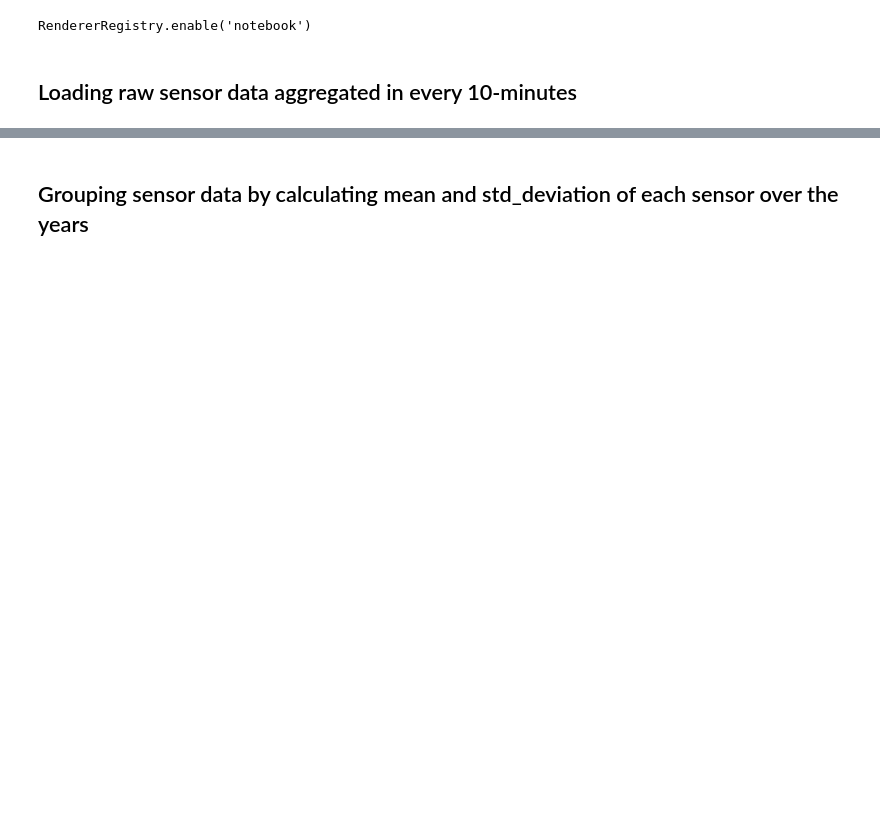
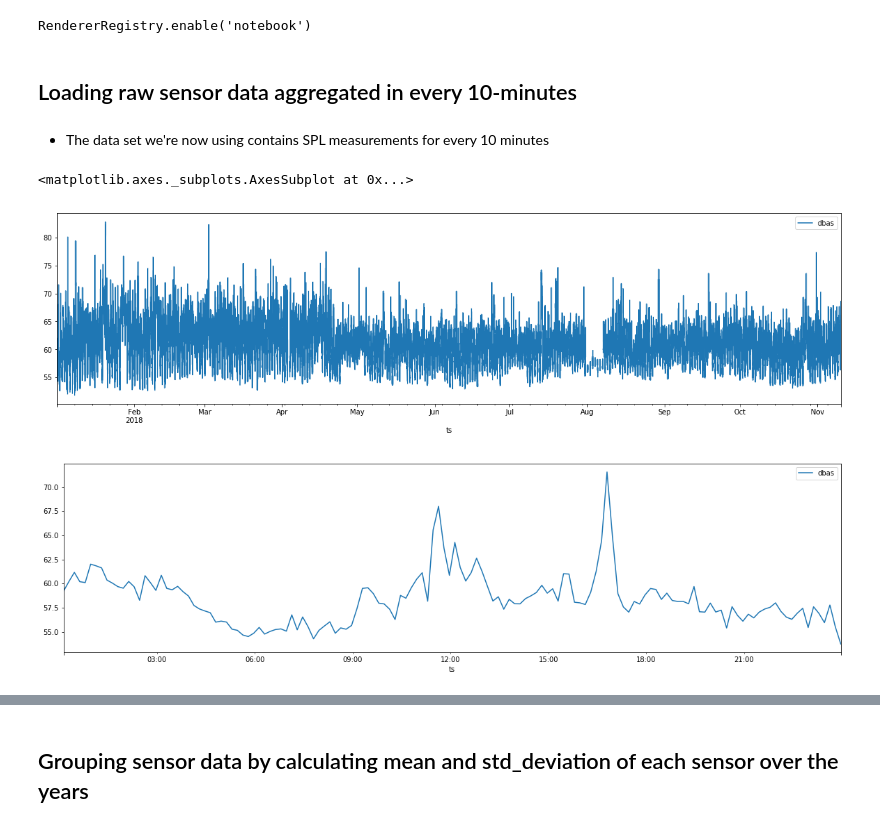
Before and after one commit to joaorulff/SONYC_Modeling, a Jupyter notebook: analysis/std_analysis.ipynb, the cells around one changed output, grey strips where cells are left out. Drawn from its saved outputs; the diff is of its cells as text; code cells hidden in the pictures; blank space fills up the shorter version.

```diff
--- a/analysis/std_analysis.ipynb
+++ b/analysis/std_analysis.ipynb
@@ -12,3 +12,38 @@ RendererRegistry.enable('notebook')
 # %%
 with open('../data/sensors/minute.json') as json_file:
     sensors = json.load(json_file)
+# %% [markdown]
+- The data set we're now using contains SPL measurements for every 10 minutes
+# %%
+selectedSensor = 'sonycnode-b827eb0fedda.sonyc'
+
+## Loading timeseries from JSON file
+timeseries = sensors[selectedSensor]['data']
+
+## Transforming the timeseries into a dataframe
+sensorDF = pd.DataFrame()
+sensorDF = sensorDF.append(timeseries)
+
+# Converting epoch to datetime
+sensorDF['ts'] = pd.to_datetime(sensorDF['ts'],unit='s')
+sensorDF['hour'] = sensorDF['ts'].dt.hour
+
+# Calculating dbas
+sensorDF['dbas'] = sensorDF['sum'] / sensorDF['count']
+
+## Setting timestamp index
+sensorDF.set_index('ts', inplace=True)
+
+## Removing unnecessary columns
+sensorDF = sensorDF[['dbas', 'hour']]
+
+## Filtering for only 2018
+sensorDF = sensorDF['2018-01-01':'2018-12-31']
+
+## Plotting timeseries
+sensorDF[['dbas']].plot(figsize=(20,5))
+sensorDF['2018-01-01':'2018-01-01'][['dbas']].plot(figsize=(20,5))
+# %% [output]
+<matplotlib.axes._subplots.AxesSubplot at 0x...>
+[figure, added]
+[figure, added]
```
Also changed, not shown: parts of 9 cells of this notebook, 2 other files.
